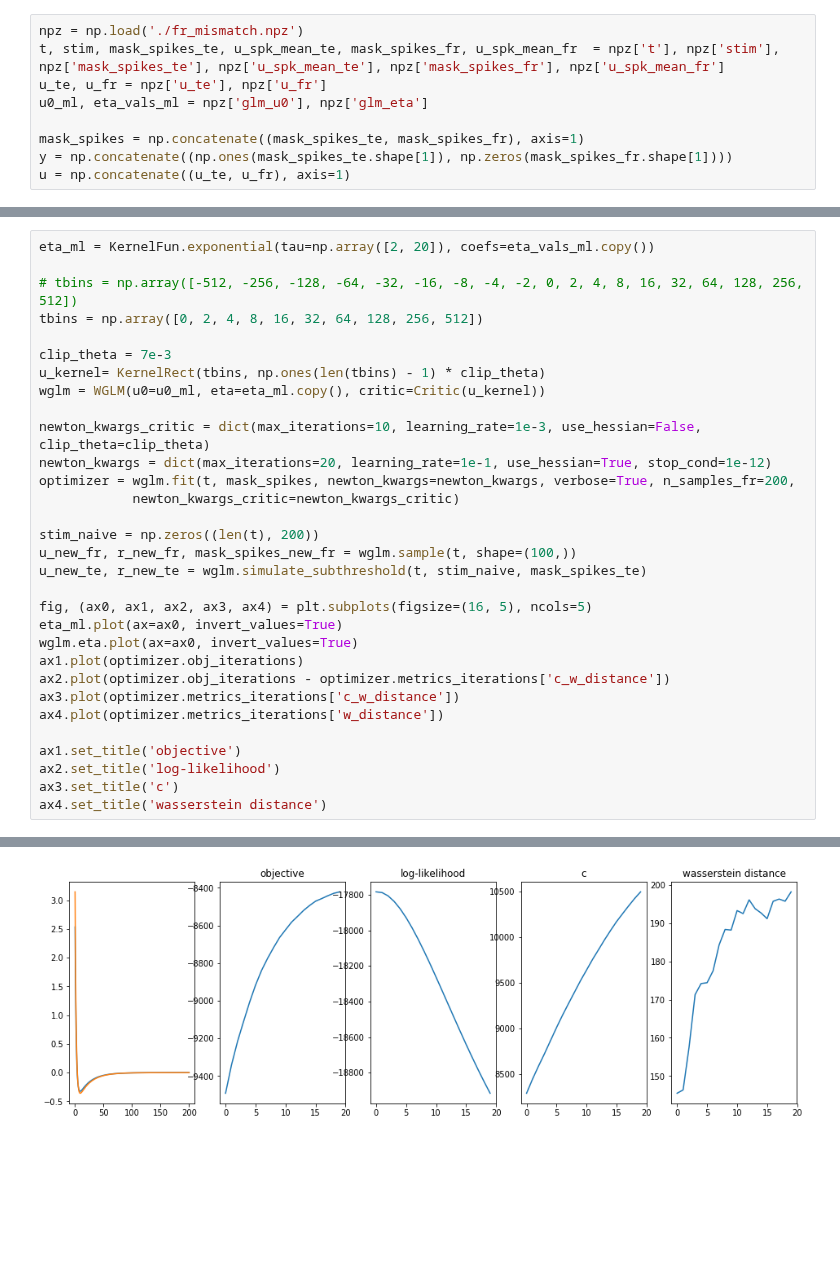
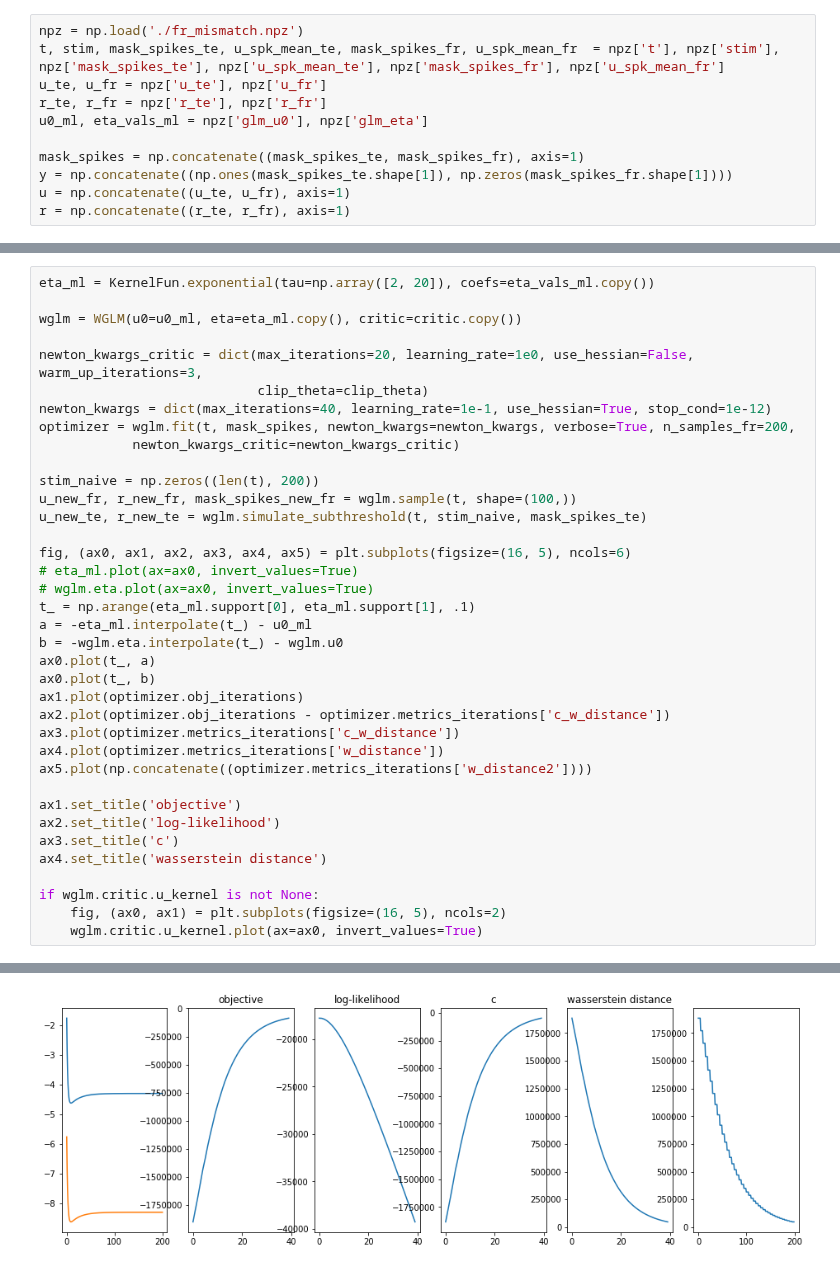
Before and after one commit to diegoarri91/mmd-glm, a Jupyter notebook: examples/wglm.ipynb, the cells around one changed output, grey strips where cells are left out. Drawn from its saved outputs; the diff is of its cells as text; blank space fills up the shorter version.

```diff
--- a/examples/wglm.ipynb
+++ b/examples/wglm.ipynb
@@ -14,9 +17,11 @@ from kernel.rect import KernelRect
 npz = np.load('./fr_mismatch.npz')
 t, stim, mask_spikes_te, u_spk_mean_te, mask_spikes_fr, u_spk_mean_fr  = npz['t'], npz['stim'], npz['mask_spikes_te'], npz['u_spk_mean_te'], npz['mask_spikes_fr'], npz['u_spk_mean_fr']
 u_te, u_fr = npz['u_te'], npz['u_fr']
+r_te, r_fr = npz['r_te'], npz['r_fr']
 u0_ml, eta_vals_ml = npz['glm_u0'], npz['glm_eta']
 
 mask_spikes = np.concatenate((mask_spikes_te, mask_spikes_fr), axis=1)
 y = np.concatenate((np.ones(mask_spikes_te.shape[1]), np.zeros(mask_spikes_fr.shape[1])))
 u = np.concatenate((u_te, u_fr), axis=1)
+r = np.concatenate((r_te, r_fr), axis=1)
 # %%
@@ -65,15 +111,11 @@ Starting gradient ascent...
 # %%
 eta_ml = KernelFun.exponential(tau=np.array([2, 20]), coefs=eta_vals_ml.copy())
 
-# tbins = np.array([-512, -256, -128, -64, -32, -16, -8, -4, -2, 0, 2, 4, 8, 16, 32, 64, 128, 256, 512])
-tbins = np.array([0, 2, 4, 8, 16, 32, 64, 128, 256, 512])
+wglm = WGLM(u0=u0_ml, eta=eta_ml.copy(), critic=critic.copy())
 
-clip_theta = 7e-3
-u_kernel= KernelRect(tbins, np.ones(len(tbins) - 1) * clip_theta)
-wglm = WGLM(u0=u0_ml, eta=eta_ml.copy(), critic=Critic(u_kernel))
-
-newton_kwargs_critic = dict(max_iterations=10, learning_rate=1e-3, use_hessian=False, clip_theta=clip_theta)
-newton_kwargs = dict(max_iterations=20, learning_rate=1e-1, use_hessian=True, stop_cond=1e-12)
+newton_kwargs_critic = dict(max_iterations=20, learning_rate=1e0, use_hessian=False, warm_up_iterations=3,
+                            clip_theta=clip_theta)
+newton_kwargs = dict(max_iterations=40, learning_rate=1e-1, use_hessian=True, stop_cond=1e-12)
 optimizer = wglm.fit(t, mask_spikes, newton_kwargs=newton_kwargs, verbose=True, n_samples_fr=200,
             newton_kwargs_critic=newton_kwargs_critic)
 
@@ -81,18 +123,28 @@ stim_naive = np.zeros((len(t), 200))
 u_new_fr, r_new_fr, mask_spikes_new_fr = wglm.sample(t, shape=(100,))
 u_new_te, r_new_te = wglm.simulate_subthreshold(t, stim_naive, mask_spikes_te)
 
-fig, (ax0, ax1, ax2, ax3, ax4) = plt.subplots(figsize=(16, 5), ncols=5)
-eta_ml.plot(ax=ax0, invert_values=True)
-wglm.eta.plot(ax=ax0, invert_values=True)
+fig, (ax0, ax1, ax2, ax3, ax4, ax5) = plt.subplots(figsize=(16, 5), ncols=6)
+# eta_ml.plot(ax=ax0, invert_values=True)
+# wglm.eta.plot(ax=ax0, invert_values=True)
+t_ = np.arange(eta_ml.support[0], eta_ml.support[1], .1)
+a = -eta_ml.interpolate(t_) - u0_ml
+b = -wglm.eta.interpolate(t_) - wglm.u0
+ax0.plot(t_, a)
+ax0.plot(t_, b)
 ax1.plot(optimizer.obj_iterations)
 ax2.plot(optimizer.obj_iterations - optimizer.metrics_iterations['c_w_distance'])
 ax3.plot(optimizer.metrics_iterations['c_w_distance'])
 ax4.plot(optimizer.metrics_iterations['w_distance'])
+ax5.plot(np.concatenate((optimizer.metrics_iterations['w_distance2'])))
 
 ax1.set_title('objective')
 ax2.set_title('log-likelihood')
 ax3.set_title('c')
 ax4.set_title('wasserstein distance')
+
+if wglm.critic.u_kernel is not None:
+    fig, (ax0, ax1) = plt.subplots(figsize=(16, 5), ncols=2)
+    wglm.critic.u_kernel.plot(ax=ax0, invert_values=True)
 # %% [output]
 Starting gradient ascent...
 
@@ -103,2 +154,2 @@ Text(0.5, 1.0, 'wasserstein distance')
-[figure, old version]
+[figure, new version]
 # %%
```
Also changed, not shown: parts of 5 cells of this notebook, 2 other files.
